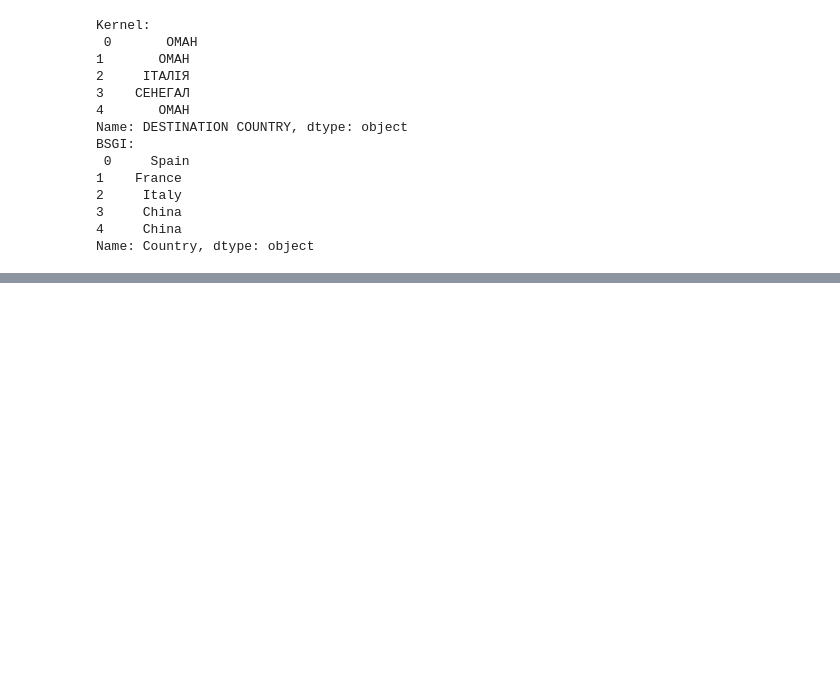
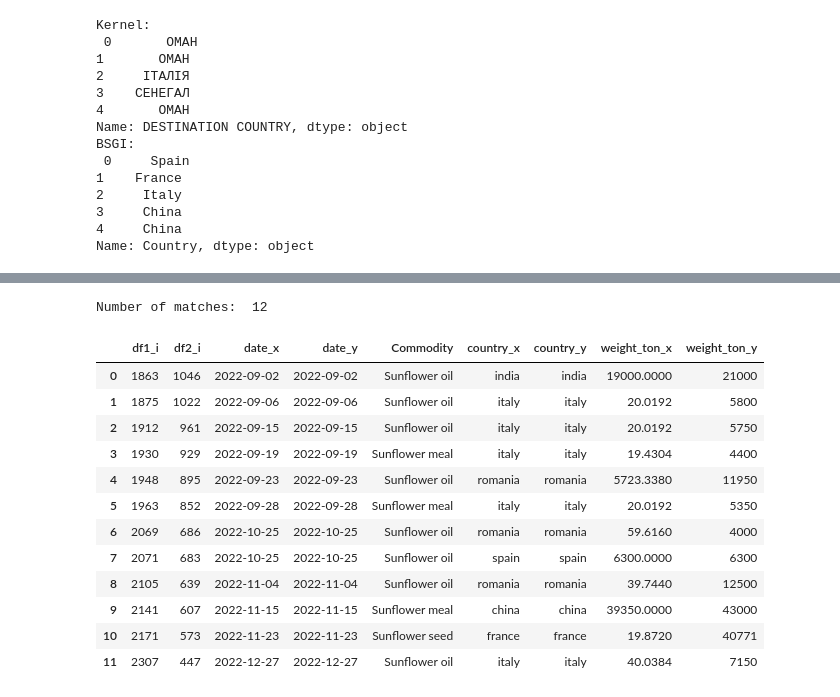
Before and after one commit to uchicago-dsi/oakland-institute-ukraine, a Jupyter notebook: visualizations/import_genius.ipynb, the cells around one changed output, grey strips where cells are left out. Drawn from its saved outputs; the diff is of its cells as text; code cells hidden in the pictures; blank space fills up the shorter version.

```diff
--- a/visualizations/import_genius.ipynb
+++ b/visualizations/import_genius.ipynb
@@ -544,0 +549,47 @@ Multiindexer:
+# %%
+sunflower_kernel = kernel_c.copy()
+
+sunflower_kernel["n_products"] = 0
+
+for product in product_std:
+    sunflower_kernel["n_products"] += sunflower_kernel[product]
+
+# print("Products BSGI:\n", product_std)
+
+sunflower_kernel = sunflower_kernel.loc[(sunflower_kernel.loc[:, "sunflower"] == True) & (sunflower_kernel.loc[:, "n_products"] == 1)]
+sunflower_bsgi = outbound_c.loc[outbound_c.loc[:, "product_std"] == "sunflower"]
+
+sunflower_kernel = sunflower_kernel.rename(columns={"EXPORT DATE": "date", "destination country_gt": "country"})
+sunflower_bsgi = sunflower_bsgi.rename(columns={"Departure date": "date", "Country": "country"})
+
+sunflower_kernel = sunflower_kernel[["date", "country", "weight_ton"]].groupby(["date", "country"]).sum().reset_index()
+
+sunflower_kernel.index.name = "df1_i"
+sunflower_bsgi.index.name = "df2_i"
+
+matches = find_matches(sunflower_kernel, sunflower_bsgi, ["date"], ["country"], ["date"])
+
+# Add this to find_matches function later if it turns out to be neccesary
+matches = matches.reset_index()
+# print("All matches:\n", matches)
+bsgi_i = matches.groupby("df2_i")["df1_i"].nunique()
+unique = matches[matches["df2_i"].isin(bsgi_i[bsgi_i == 1].index)][["df1_i", "df2_i"]].reset_index(drop=True)
+
+full_unique = unique.merge(sunflower_kernel, left_on='df1_i', right_index=True)
+full_unique = full_unique.merge(sunflower_bsgi, left_on='df2_i', right_index=True)
+full_unique[["df1_i", "df2_i", "date_x", "date_y", "Commodity", "country_x" , "country_y", "weight_ton_x", "weight_ton_y"]]
+# %% [output]
+Number of matches:  12
+|  | df1_i | df2_i | date_x | date_y | Commodity | country_x | country_y | weight_ton_x | weight_ton_y |
+| 0 | 1863 | 1046 | 2022-09-02 | 2022-09-02 | Sunflower oil | india | india | 19000.0000 | 21000 |
+| 1 | 1875 | 1022 | 2022-09-06 | 2022-09-06 | Sunflower oil | italy | italy | 20.0192 | 5800 |
+| 2 | 1912 | 961 | 2022-09-15 | 2022-09-15 | Sunflower oil | italy | italy | 20.0192 | 5750 |
+| 3 | 1930 | 929 | 2022-09-19 | 2022-09-19 | Sunflower meal | italy | italy | 19.4304 | 4400 |
+| 4 | 1948 | 895 | 2022-09-23 | 2022-09-23 | Sunflower oil | romania | romania | 5723.3380 | 11950 |
+| 5 | 1963 | 852 | 2022-09-28 | 2022-09-28 | Sunflower meal | italy | italy | 20.0192 | 5350 |
+| 6 | 2069 | 686 | 2022-10-25 | 2022-10-25 | Sunflower oil | romania | romania | 59.6160 | 4000 |
+| 7 | 2071 | 683 | 2022-10-25 | 2022-10-25 | Sunflower oil | spain | spain | 6300.0000 | 6300 |
+| 8 | 2105 | 639 | 2022-11-04 | 2022-11-04 | Sunflower oil | romania | romania | 39.7440 | 12500 |
+| 9 | 2141 | 607 | 2022-11-15 | 2022-11-15 | Sunflower meal | china | china | 39350.0000 | 43000 |
+| 10 | 2171 | 573 | 2022-11-23 | 2022-11-23 | Sunflower seed | france | france | 19.8720 | 40771 |
+| 11 | 2307 | 447 | 2022-12-27 | 2022-12-27 | Sunflower oil | italy | italy | 40.0384 | 7150 |
```
Also changed, not shown: parts of 6 cells of this notebook.
